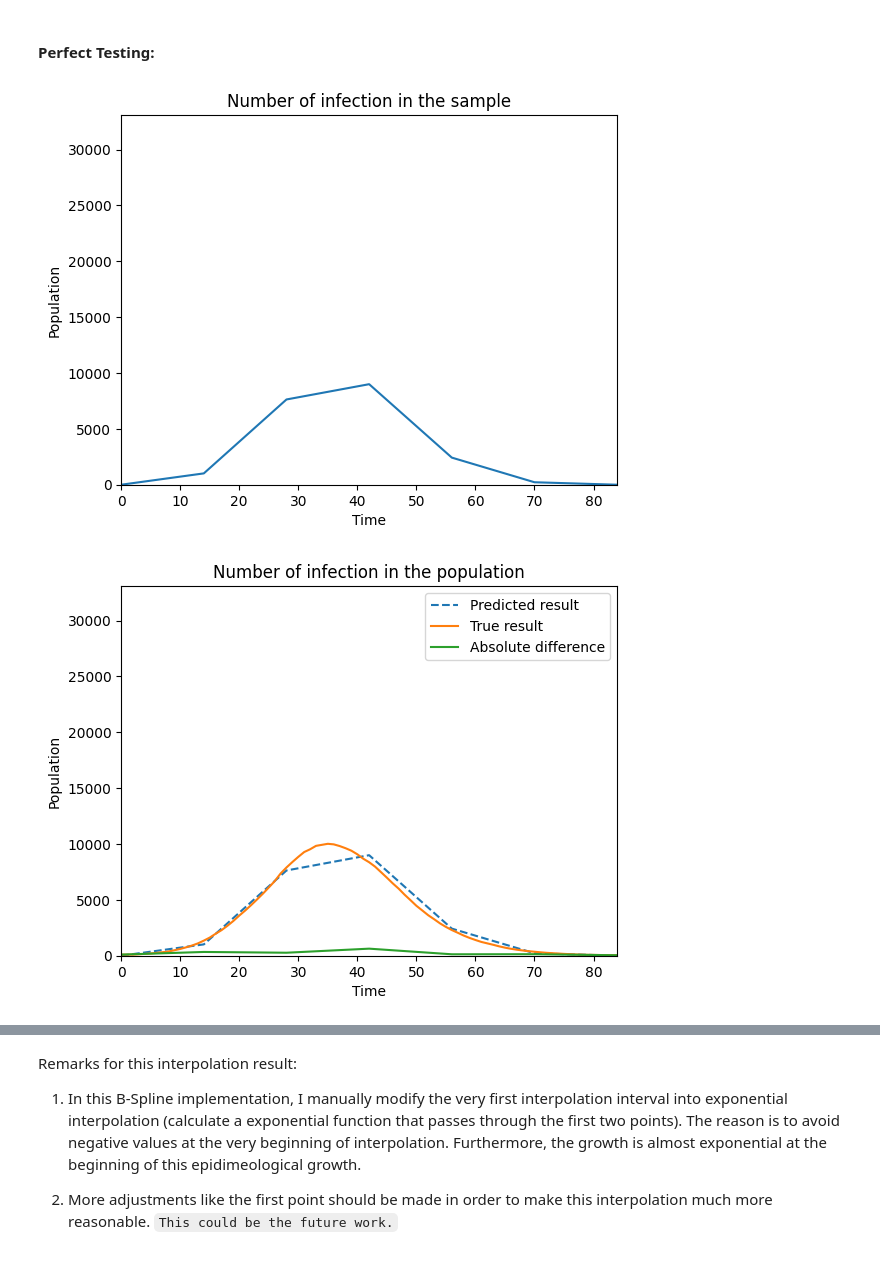
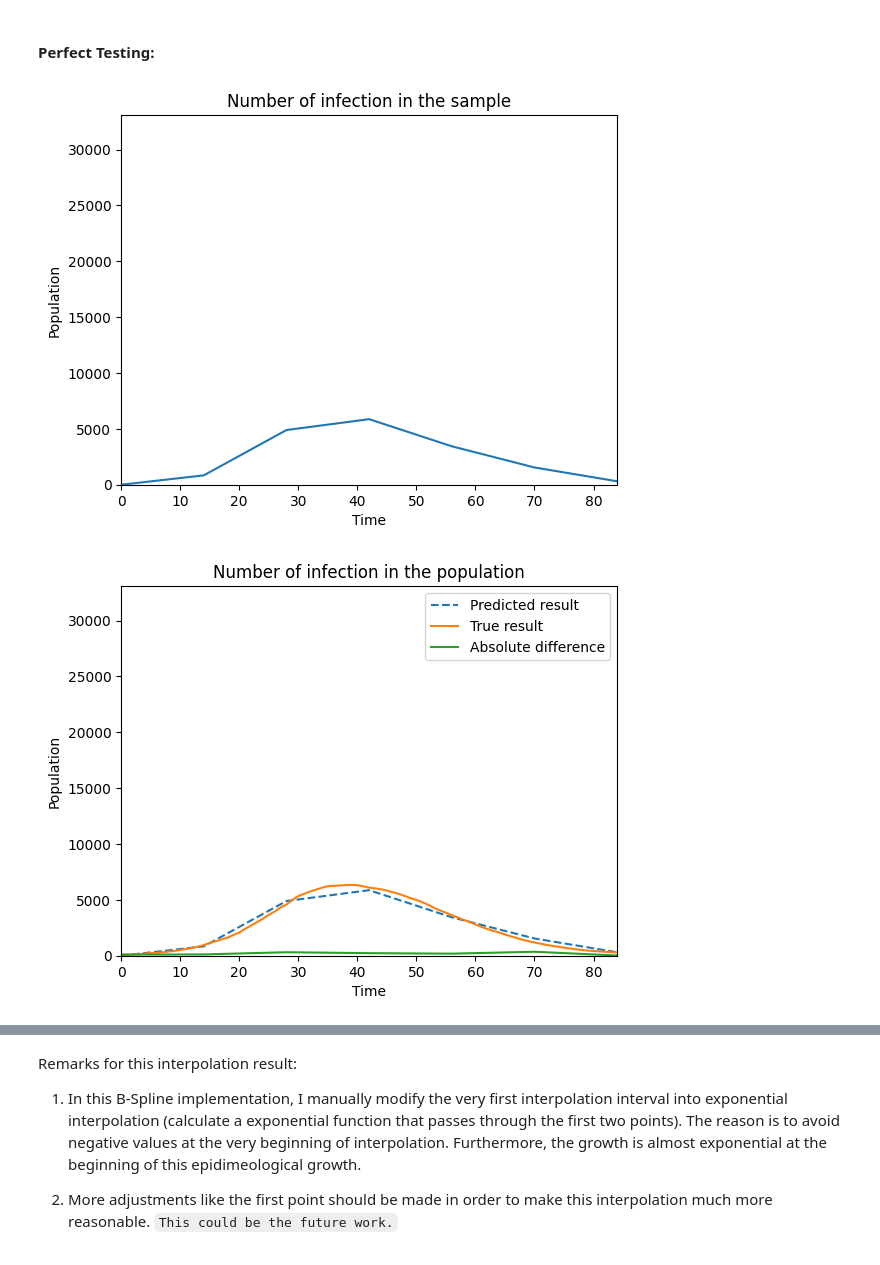
Before and after one commit to SABS-R3-Epidemiology/EpiPI, a Jupyter notebook: work_summary.ipynb, the cells around one changed output, grey strips where cells are left out. Cells and saved outputs as stored; diff of their text form; code cells hidden in the pictures.

```diff
--- a/work_summary.ipynb
+++ b/work_summary.ipynb
@@ -10,17 +10,23 @@ import pandas as pd
 import branchpro
 import scipy.stats
 from branchpro.apps import ReproductionNumberPlot
+from sklearn.gaussian_process import GaussianProcessRegressor
+from sklearn.gaussian_process.kernels import RBF, ConstantKernel, WhiteKernel
 import stan
 import arviz as az
 import nest_asyncio
 import plotly.graph_objs as go
 nest_asyncio.apply()
 
-demo_data = pd.read_csv('../EpiOS/demographics_large.csv')
-time_data = pd.read_csv('../EpiOS/inf_status_history_large.csv')
+demo_data = pd.read_csv('../EpiOS/demographics_sec.csv')
+time_data = pd.read_csv('../EpiOS/inf_status_history_sec.csv')
+true_rt_df = pd.read_csv('../EpiOS/secondary_infections.csv')
+true_rt = true_rt_df['R_t'].values
 omega = pd.read_csv('./PCR_curve_summary.csv')['median'].values
 omega_pos_list = np.arange(1, 31) * 10
 omega = omega[omega_pos_list]
+sampling_seed = 40
+postprocess = epios.PostProcess(time_data=time_data, demo_data=demo_data)
 # %% [markdown]
 ### Aim 1: Use interpolation and `branchpro` to predict $R_t$ by using samples from `EpiOS`
 # %% [markdown]
@@ -30,17 +36,27 @@ By using EpiOS, can directly generate samples using imperfect testing or perfect
 # %%
 # Generate samples using EpiOS
 
 # Define the class instance
-postprocess = epios.PostProcess(time_data=time_data, demo_data=demo_data)
 time_sample=[0, 14, 28, 42, 56, 70, 84]
 
 # Do prediction and comparison based age-region stratification
 result, diff = postprocess.predict.Base(sample_size=750,
                                         time_sample=time_sample,
                                         comparison=True,
                                         #  non_responder=False,
                                         gen_plot=True,
-                                        sample_strategy='Random')
+                                        sample_strategy='Random',
+                                        seed=sampling_seed)
+
+true_result_plot = []
+for t in range(max(time_sample) + 1):
+    num = time_data.iloc[t, 1:].value_counts().get(3, 0)
+    num += time_data.iloc[t, 1:].value_counts().get(4, 0)
+    num += time_data.iloc[t, 1:].value_counts().get(5, 0)
+    num += time_data.iloc[t, 1:].value_counts().get(6, 0)
+    num += time_data.iloc[t, 1:].value_counts().get(7, 0)
+    num += time_data.iloc[t, 1:].value_counts().get(8, 0)
+    true_result_plot.append(num)
 # %% [output]
-[figure, old version]
+[figure, new version]
-[figure, old version]
+[figure, new version]
```
Also changed, not shown: parts of 19 cells of this notebook, 11 other files.
